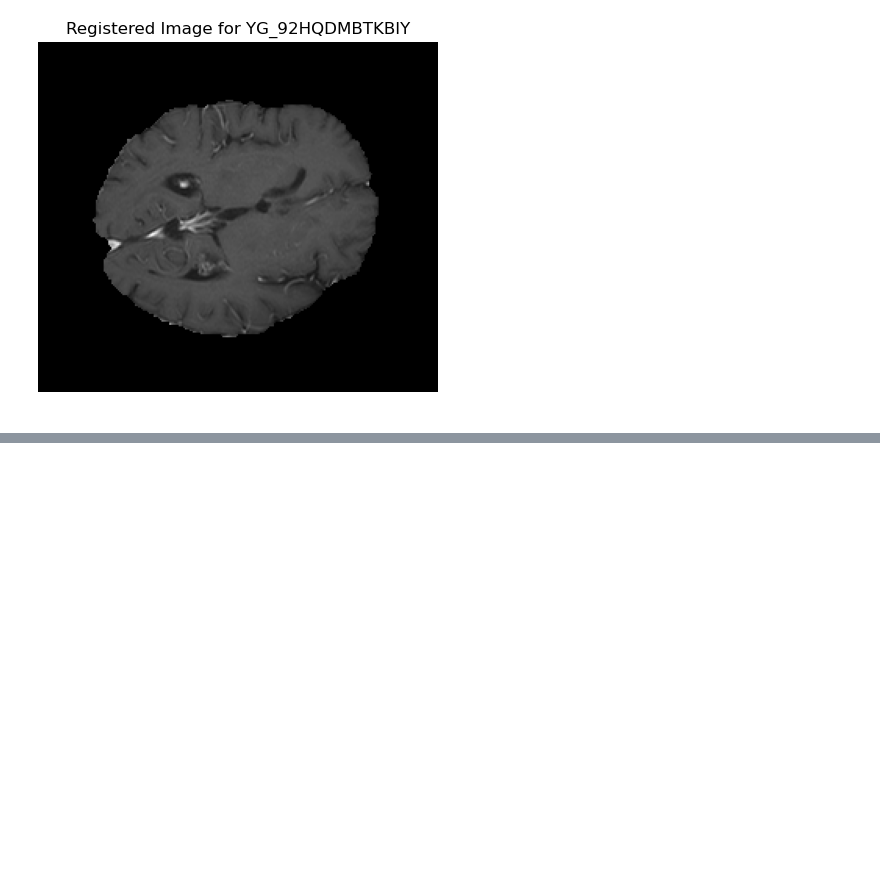
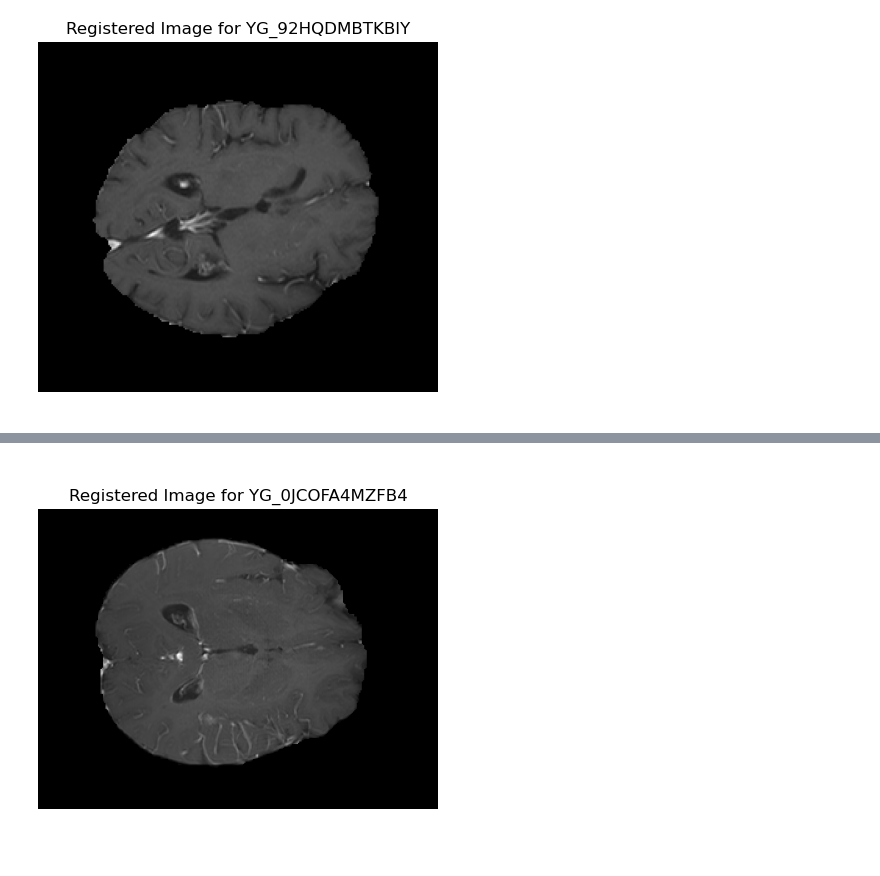
Before and after one commit to steilgedacht/thesis-project, a Jupyter notebook: experiments/07_preprocessing_fixes/image_registartion.ipynb, the cells around one changed output, grey strips where cells are left out. Drawn from its saved outputs; the diff is of its cells as text; code cells hidden in the pictures; blank space fills up the shorter version.

```diff
--- a/experiments/07_preprocessing_fixes/image_registartion.ipynb
+++ b/experiments/07_preprocessing_fixes/image_registartion.ipynb
@@ -153,0 +184,4 @@ p.plot_image_registration()
+# %%
+Patient("YG_0JCOFA4MZFB4").plot_image_registration()
+# %% [output]
+[figure, added]
```
Also changed, not shown: parts of 12 cells of this notebook, 6 other files.
